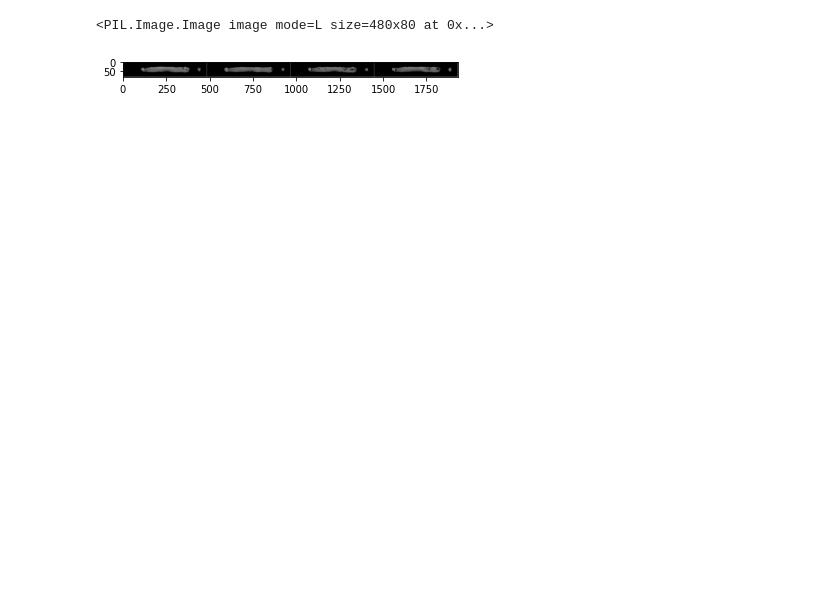
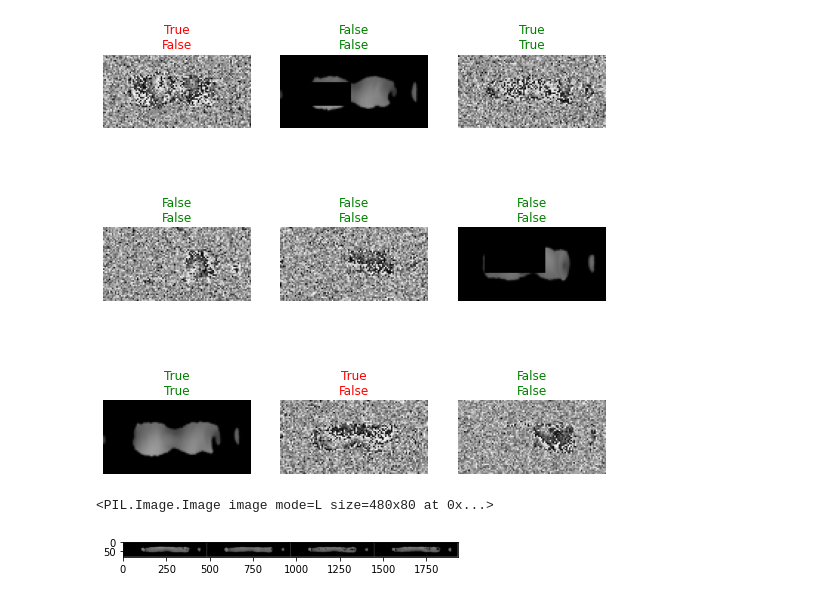
Before and after one commit to Istaliyan/PruebasTFG, a Jupyter notebook: ClasificadorSoldaduras.ipynb, the cells around one changed output. Cells and saved outputs as stored; diff of their text form; code cells hidden in the pictures; blank space fills up the shorter version.

Commit message:
Primeros resultados obtenidos del clasificador usando resntet34

```diff
--- a/ClasificadorSoldaduras.ipynb
+++ b/ClasificadorSoldaduras.ipynb
@@ -33,0 +32,3 @@ RuntimeError: CUDA error: all CUDA-capable devices are busy or unavailable
+# %%
+learn = cnn_learner(dls, resnet34, metrics=error_rate)
+learn.fine_tune(1)
@@ -33,0 +40,3 @@ RuntimeError: CUDA error: all CUDA-capable devices are busy or unavailable
+# %%
+learn.show_results()
+# %% [output]
@@ -34,3 +44,4 @@ RuntimeError: CUDA error: all CUDA-capable devices are busy or unavailable
+[figure, added]
 # %%
 transform = transforms.Compose(
    [transforms.ToTensor(),
```
Also changed, not shown: parts of 5 cells of this notebook.
